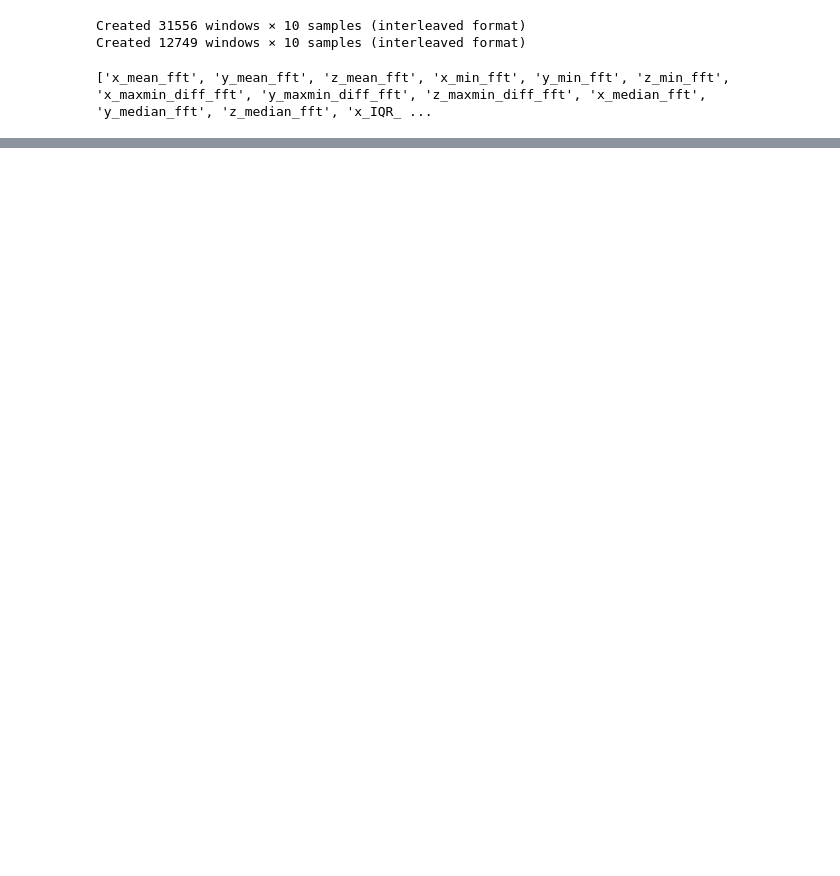
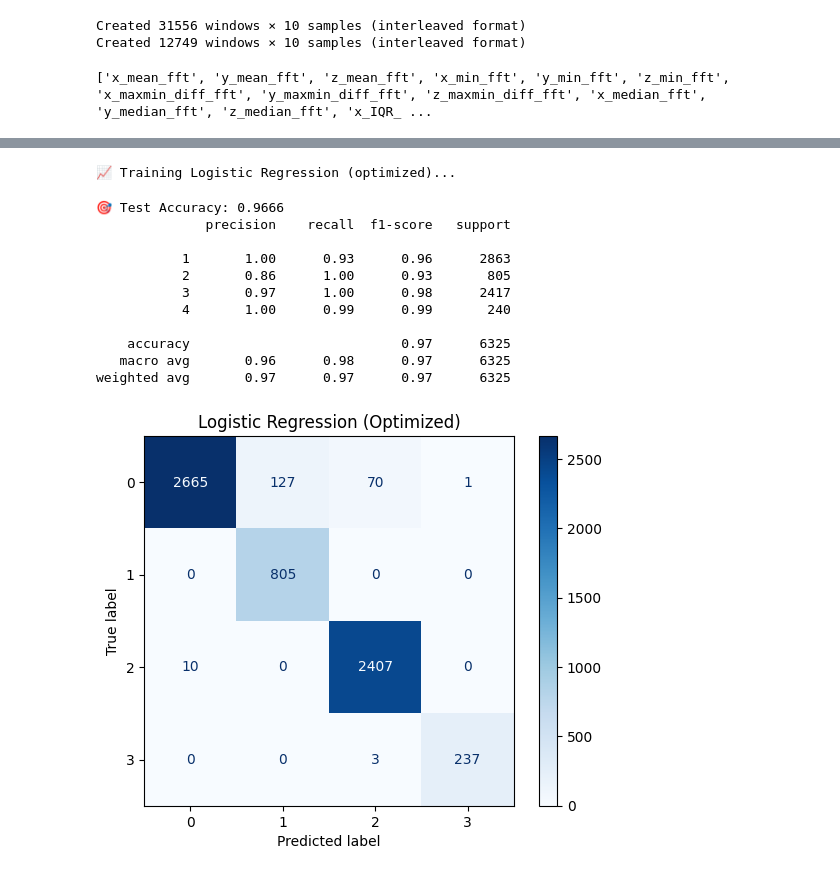
Before and after one commit to tranhuunam00/Master_2024, a Jupyter notebook: new_sleep_posture_2025/train/train.ipynb, the cells around one changed output, grey strips where cells are left out. Saved outputs shown, nothing was run; the diff lists cells and outputs as text; code cells hidden in the pictures; blank space fills up the shorter version.

```diff
--- a/new_sleep_posture_2025/train/train.ipynb
+++ b/new_sleep_posture_2025/train/train.ipynb
@@ -66,0 +198,17 @@ features_all_test = pd.concat([features_test, features_fft_test], axis=1)
+# %%
+from models import train_LR
+modelLR = train_LR(features_all, features_all_test, train_labels, train_labels_test)
+# %% [output]
+📈 Training Logistic Regression (optimized)...
+🎯 Test Accuracy: 0.9666
+              precision    recall  f1-score   support
+
+           1       1.00      0.93      0.96      2863
+           2       0.86      1.00      0.93       805
+           3       0.97      1.00      0.98      2417
+           4       1.00      0.99      0.99       240
+
+    accuracy                           0.97      6325
+   macro avg       0.96      0.98      0.97      6325
+weighted avg       0.97      0.97      0.97      6325
+[figure, added]
```
Also changed, not shown: parts of 13 cells of this notebook, 4 other files.
